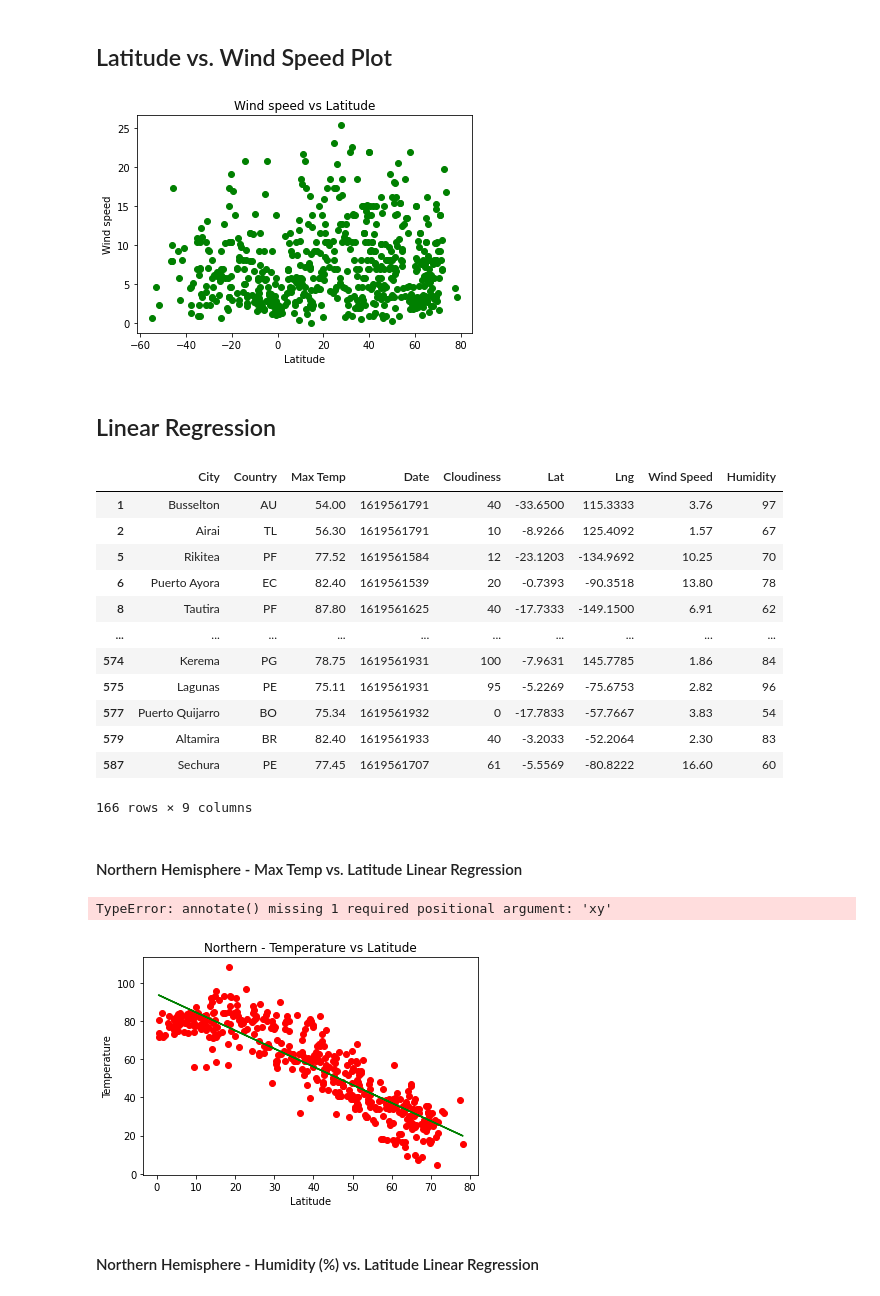
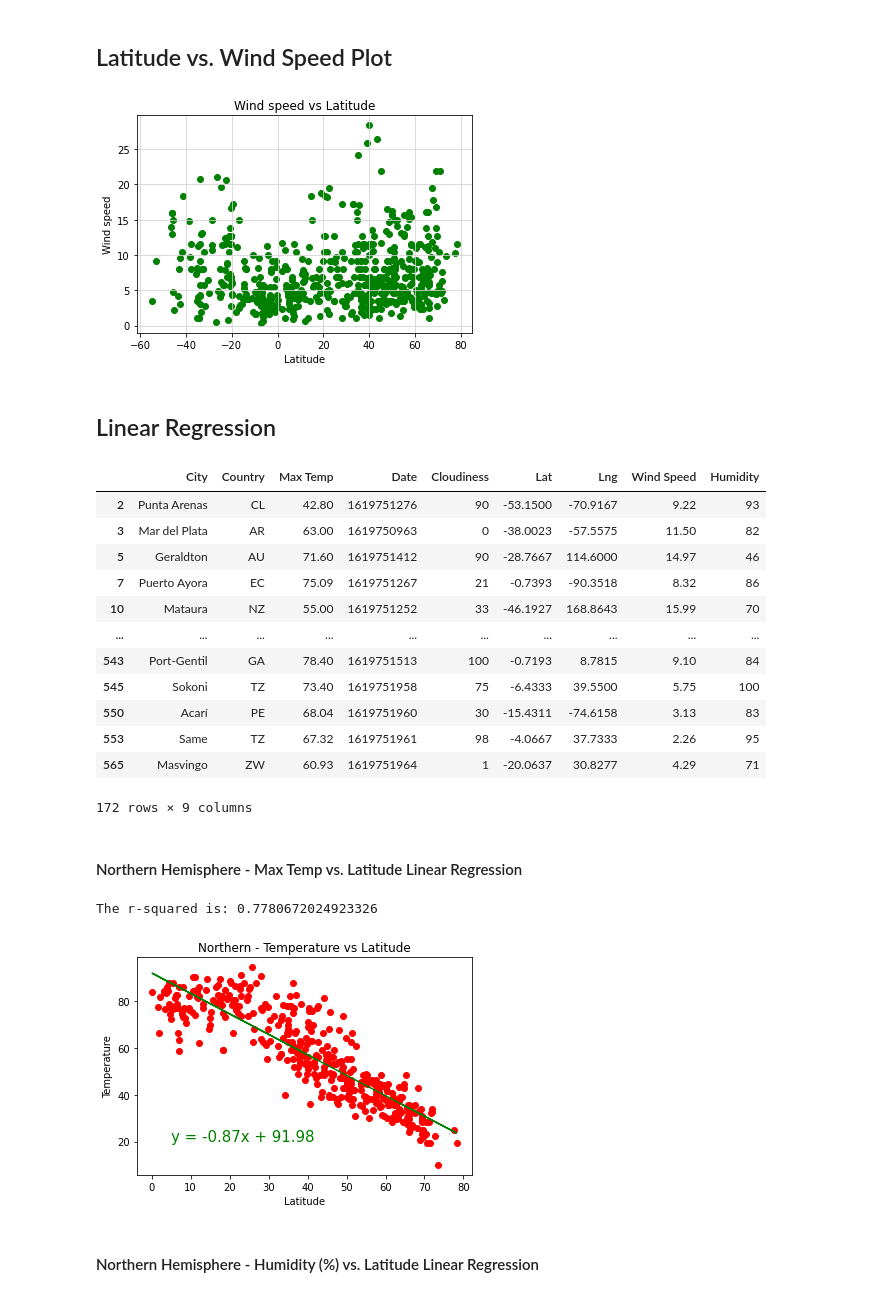
Before and after one commit to hvinoy/python_api_challenge, a Jupyter notebook: WeatherPy.ipynb, the cells around one changed output. Drawn from its saved outputs; the diff is of its cells as text; code cells hidden in the pictures.

```diff
--- a/WeatherPy.ipynb
+++ b/WeatherPy.ipynb
@@ -99,13 +81,15 @@ country =[]
 date =[]
 
 city_id = 1
-
-
+set = 1
+record = 0
+print("Beginning Data Retrieval")
+print("=========================")
 # Loop through the list of cities and perform a request for data on each
 for city in cities:
 #for city in sample_city:
+
     response = requests.get(query_url + city).json()
-
     try:
         lat.append(response['coord']['lat'])
         lon.append(response["coord"]["lon"])
@@ -116,10 +100,15 @@ for city in cities:
         city_name.append(response["name"])
         country.append(response["sys"]["country"])
         date.append(response["dt"])
-        print(f"Processing {city_id} - {city} found")
+        #print(f"Processing {city_id} - {city} found")
+        #city_id += 1
+        if record > 49:
+            record = 1
+            set += 1
+        else:
+            record += 1
+        print(f"Processing Record {record} of Set {set} | {city}")
         print("----------")
-        city_id += 1
-#response
         #print(json.dumps(response, indent=4, sort_keys=False))
 
     except:
@@ -263,10 +256,11 @@ plt.scatter(clean_city_data["Lat"],clean_city_data["Wind Speed"], marker="o", co
 plt.title("Wind speed vs Latitude")
 plt.xlabel("Latitude")
 plt.ylabel("Wind speed")
+plt.grid (b=True,which="major",axis="both",linestyle="-",color="lightgrey")
 plt.savefig('WeatherPy/wind_lat.png')
 plt.show()
 # %% [output]
-[figure, old version]
+[figure, new version]
 # %% [markdown]
 ## Linear Regression
 # %%
@@ -276,37 +270,38 @@ south = clean_city_data.loc[(clean_city_data["Lat"] <= 0)]
 south
 # %% [output]
 |  | City | Country | Max Temp | Date | Cloudiness | Lat | Lng | Wind Speed | Humidity |
-| 1 | Busselton | AU | 54.00 | 1619561791 | 40 | -33.6500 | 115.3333 | 3.76 | 97 |
-| 2 | Airai | TL | 56.30 | 1619561791 | 10 | -8.9266 | 125.4092 | 1.57 | 67 |
-| 5 | Rikitea | PF | 77.52 | 1619561584 | 12 | -23.1203 | -134.9692 | 10.25 | 70 |
-| 6 | Puerto Ayora | EC | 82.40 | 1619561539 | 20 | -0.7393 | -90.3518 | 13.80 | 78 |
-| 8 | Tautira | PF | 87.80 | 1619561625 | 40 | -17.7333 | -149.1500 | 6.91 | 62 |
+| 2 | Punta Arenas | CL | 42.80 | 1619751276 | 90 | -53.1500 | -70.9167 | 9.22 | 93 |
+| 3 | Mar del Plata | AR | 63.00 | 1619750963 | 0 | -38.0023 | -57.5575 | 11.50 | 82 |
+| 5 | Geraldton | AU | 71.60 | 1619751412 | 90 | -28.7667 | 114.6000 | 14.97 | 46 |
+| 7 | Puerto Ayora | EC | 75.09 | 1619751267 | 21 | -0.7393 | -90.3518 | 8.32 | 86 |
+| 10 | Mataura | NZ | 55.00 | 1619751252 | 33 | -46.1927 | 168.8643 | 15.99 | 70 |
 | ... | ... | ... | ... | ... | ... | ... | ... | ... | ... |
-| 574 | Kerema | PG | 78.75 | 1619561931 | 100 | -7.9631 | 145.7785 | 1.86 | 84 |
-| 575 | Lagunas | PE | 75.11 | 1619561931 | 95 | -5.2269 | -75.6753 | 2.82 | 96 |
-| 577 | Puerto Quijarro | BO | 75.34 | 1619561932 | 0 | -17.7833 | -57.7667 | 3.83 | 54 |
-| 579 | Altamira | BR | 82.40 | 1619561933 | 40 | -3.2033 | -52.2064 | 2.30 | 83 |
-| 587 | Sechura | PE | 77.45 | 1619561707 | 61 | -5.5569 | -80.8222 | 16.60 | 60 |
+| 543 | Port-Gentil | GA | 78.40 | 1619751513 | 100 | -0.7193 | 8.7815 | 9.10 | 84 |
+| 545 | Sokoni | TZ | 73.40 | 1619751958 | 75 | -6.4333 | 39.5500 | 5.75 | 100 |
+| 550 | Acarí | PE | 68.04 | 1619751960 | 30 | -15.4311 | -74.6158 | 3.13 | 83 |
+| 553 | Same | TZ | 67.32 | 1619751961 | 98 | -4.0667 | 37.7333 | 2.26 | 95 |
+| 565 | Masvingo | ZW | 60.93 | 1619751964 | 1 | -20.0637 | 30.8277 | 4.29 | 71 |
-166 rows × 9 columns
+172 rows × 9 columns
 # %% [markdown]
 ####  Northern Hemisphere - Max Temp vs. Latitude Linear Regression
 # %%
 x_values = north["Lat"]
 y_values = north["Max Temp"]
 (slope, intercept, rvalue, pvalue, stderr) = linregress(x_values, y_values)
 regress_values = x_values * slope + intercept
 line_eq = "y = " + str(round(slope,2)) + "x + " + str(round(intercept,2))
 plt.scatter(x_values,y_values,color = "red")
 plt.plot(x_values,regress_values,"r-",color = "green")
 plt.title("Northern - Temperature vs Latitude")
 plt.xlabel("Latitude")
 plt.ylabel("Temperature")
-plt.annotate(line_eq,loc="best",fontsize=15,color="green")
+plt.annotate(line_eq,(5,20),fontsize=15,color="green")
+print(f"The r-squared is: {rvalue**2}")
 plt.savefig('WeatherPy/north_temp_lat.png')
 plt.show()
 # %% [output]
-TypeError: annotate() missing 1 required positional argument: 'xy'
+The r-squared is: 0.7780672024923326
-[figure, old version]
+[figure, new version]
 # %% [markdown]
 ####  Northern Hemisphere - Humidity (%) vs. Latitude Linear Regression
 # %%
```
Also changed, not shown: parts of 17 cells of this notebook, 14 other files.
